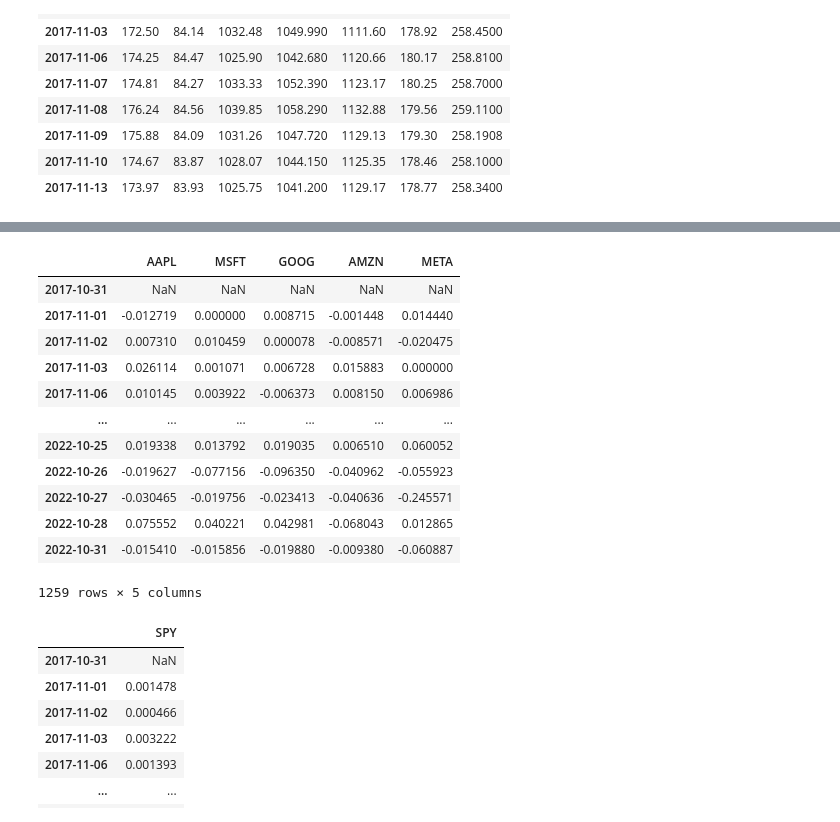
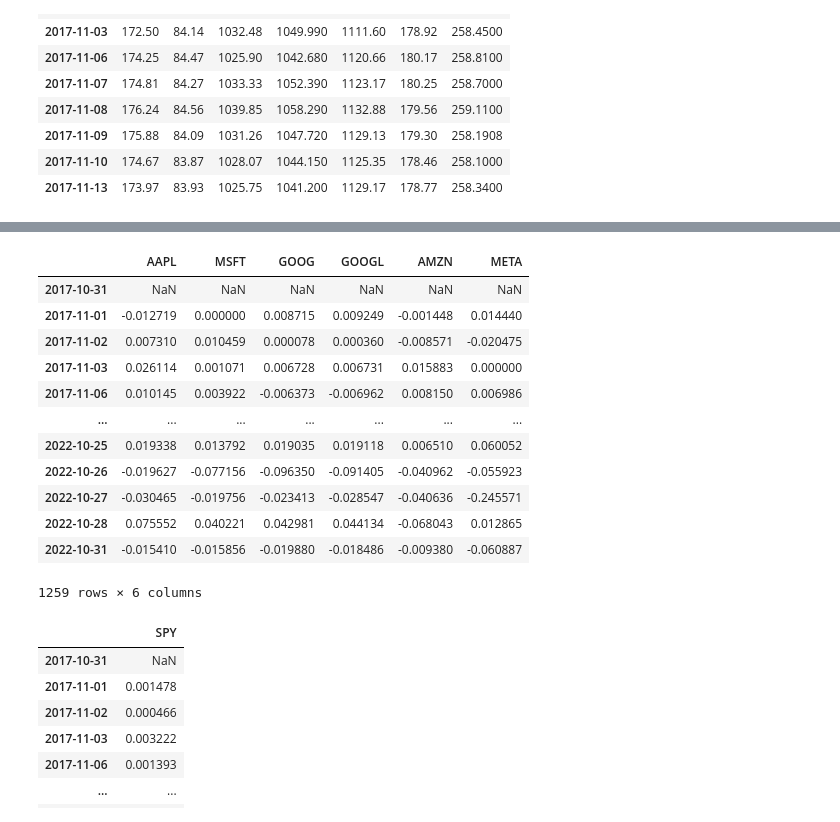
Before and after one commit to NapoliMunk/QA_and_Projections, a Jupyter notebook: Heavy Hitters Analysis.ipynb, the cells around one changed output, grey strips where cells are left out. Saved outputs shown, nothing was run; the diff lists cells and outputs as text; code cells hidden in the pictures.

```diff
--- a/Heavy Hitters Analysis.ipynb
+++ b/Heavy Hitters Analysis.ipynb
@@ -123,22 +133,22 @@ hh_closing_prices.head(10)
 # %%
 # Slice Heavy Hitters Portfolio
-hh_portfolio = hh_closing_prices[['AAPL','MSFT','GOOG','AMZN','META']].pct_change()
+hh_portfolio = hh_closing_prices[['AAPL','MSFT','GOOG','GOOGL','AMZN','META']].pct_change()
 
 hh_portfolio
 # %% [output]
-|  | AAPL | MSFT | GOOG | AMZN | META |
-| 2017-10-31 | NaN | NaN | NaN | NaN | NaN |
-| 2017-11-01 | -0.012719 | 0.000000 | 0.008715 | -0.001448 | 0.014440 |
-| 2017-11-02 | 0.007310 | 0.010459 | 0.000078 | -0.008571 | -0.020475 |
-| 2017-11-03 | 0.026114 | 0.001071 | 0.006728 | 0.015883 | 0.000000 |
-| 2017-11-06 | 0.010145 | 0.003922 | -0.006373 | 0.008150 | 0.006986 |
-| ... | ... | ... | ... | ... | ... |
-| 2022-10-25 | 0.019338 | 0.013792 | 0.019035 | 0.006510 | 0.060052 |
-| 2022-10-26 | -0.019627 | -0.077156 | -0.096350 | -0.040962 | -0.055923 |
-| 2022-10-27 | -0.030465 | -0.019756 | -0.023413 | -0.040636 | -0.245571 |
-| 2022-10-28 | 0.075552 | 0.040221 | 0.042981 | -0.068043 | 0.012865 |
-| 2022-10-31 | -0.015410 | -0.015856 | -0.019880 | -0.009380 | -0.060887 |
+|  | AAPL | MSFT | GOOG | GOOGL | AMZN | META |
+| 2017-10-31 | NaN | NaN | NaN | NaN | NaN | NaN |
+| 2017-11-01 | -0.012719 | 0.000000 | 0.008715 | 0.009249 | -0.001448 | 0.014440 |
+| 2017-11-02 | 0.007310 | 0.010459 | 0.000078 | 0.000360 | -0.008571 | -0.020475 |
+| 2017-11-03 | 0.026114 | 0.001071 | 0.006728 | 0.006731 | 0.015883 | 0.000000 |
+| 2017-11-06 | 0.010145 | 0.003922 | -0.006373 | -0.006962 | 0.008150 | 0.006986 |
+| ... | ... | ... | ... | ... | ... | ... |
+| 2022-10-25 | 0.019338 | 0.013792 | 0.019035 | 0.019118 | 0.006510 | 0.060052 |
+| 2022-10-26 | -0.019627 | -0.077156 | -0.096350 | -0.091405 | -0.040962 | -0.055923 |
+| 2022-10-27 | -0.030465 | -0.019756 | -0.023413 | -0.028547 | -0.040636 | -0.245571 |
+| 2022-10-28 | 0.075552 | 0.040221 | 0.042981 | 0.044134 | -0.068043 | 0.012865 |
+| 2022-10-31 | -0.015410 | -0.015856 | -0.019880 | -0.018486 | -0.009380 | -0.060887 |
-1259 rows × 5 columns
+1259 rows × 6 columns
 # %%
 # Slice S&P 500 Portfolio and calculate return
 
```
Also changed, not shown: parts of 47 cells of this notebook.
